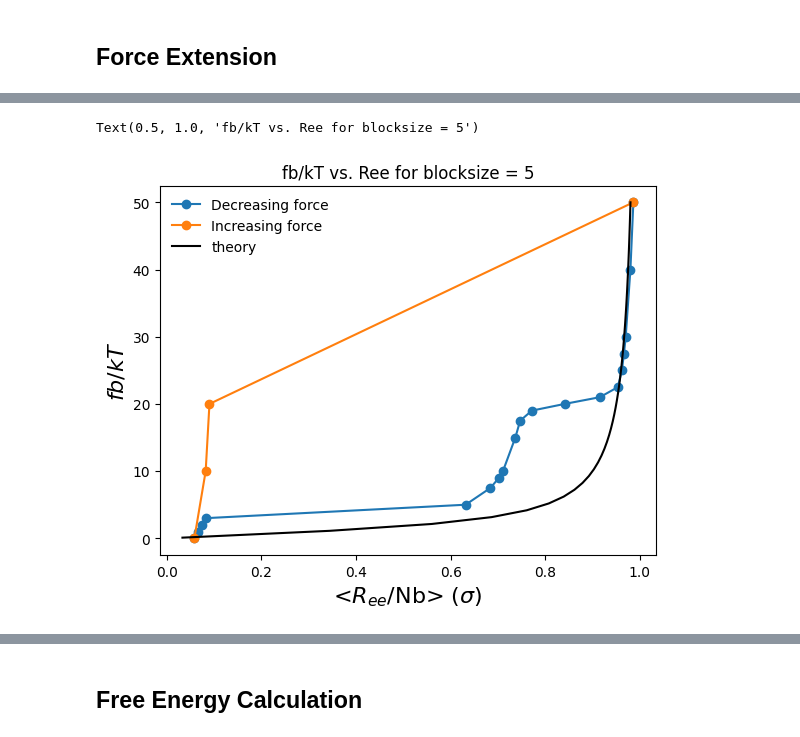
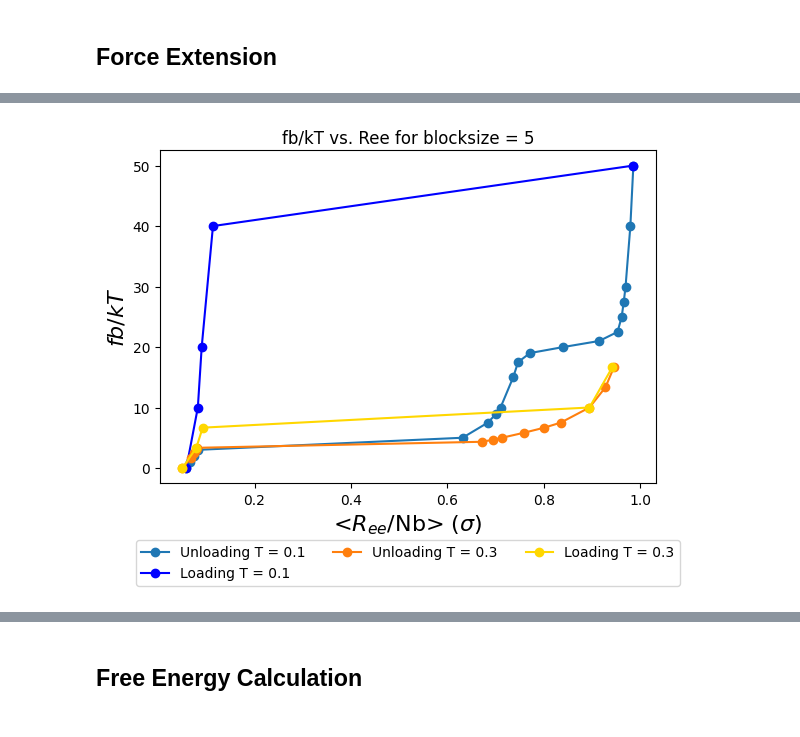
Before and after one commit to VagrantHyp/Code, a Jupyter notebook: Block5.ipynb, the cells around one changed output, grey strips where cells are left out. Drawn from its saved outputs; the diff is of its cells as text; code cells hidden in the pictures.

```diff
--- a/Block5.ipynb
+++ b/Block5.ipynb
@@ -82,22 +84,37 @@ Text(0.5, 1.0, 'Block5')
 # %%
+fig = plt.figure()
+ax = plt.subplot(111)
+
 cgt = CGT01
 force = np.array(cgt.f)
 Ree = cgt.aveRee
-plt.plot(Ree / 99, force / 0.1, 'o-', label = 'Decreasing force')
+line, = ax.plot(Ree / 99, force / 0.1, 'o-', label = 'Unloading T = 0.1')
 
 cgt_h = CGT01_H
 force = np.array(cgt_h.f)
 Ree = cgt_h.aveRee
-plt.plot(Ree / 99, force / 0.1, 'o-', label = 'Increasing force')
+line, = ax.plot(Ree / 99, force / 0.1, 'bo-', label = 'Loading T = 0.1')
 
-x = np.linspace(0.1, 50)
-y = 1 / np.tanh(x) - 1 / x
-plt.plot(y,x, color = 'k', label = 'theory')
+cgt = CGT03
+force = np.array(cgt.f)
+Ree = cgt.aveRee
+line, = ax.plot(Ree / 99, force / 0.3, 'o-', label = 'Unloading T = 0.3')
+
+cgt_h = CGT03_H
+force = np.array(cgt_h.f)
+Ree = cgt_h.aveRee
+line, = ax.plot(Ree / 99, force / 0.3, 'o-', color = 'gold', label = 'Loading T = 0.3')
 
 plt.ylabel('$fb/kT$', fontsize=16)
 plt.xlabel('<$R_{ee}$/Nb> ($\sigma$)', fontsize=16)
-plt.legend(frameon=False)
 plt.title("fb/kT vs. Ree for blocksize = 5")
+
+box = ax.get_position()
+ax.set_position([box.x0, box.y0 + box.height * 0.1,box.width, box.height * 0.9])
+
+# Put a legend below current axis
+ax.legend(loc='upper center', bbox_to_anchor=(0.5, -0.15),fancybox=True, ncol=3)
+
+plt.show()
 # %% [output]
-Text(0.5, 1.0, 'fb/kT vs. Ree for blocksize = 5')
-[figure, old version]
+[figure, new version]
```
Also changed, not shown: parts of 13 cells of this notebook, 5 other files.
